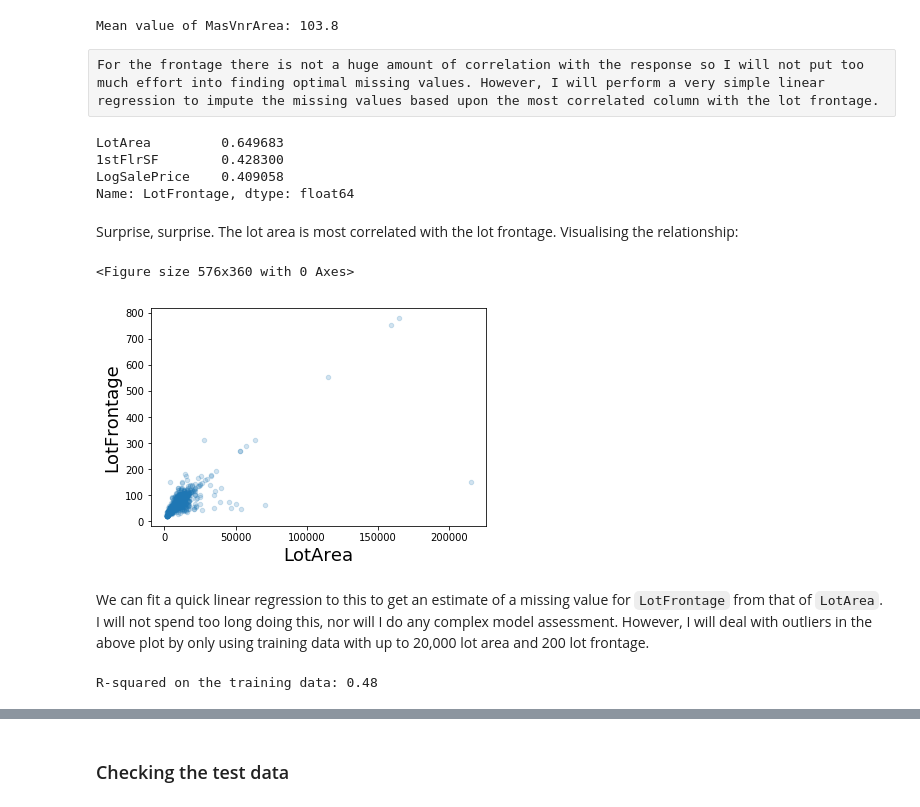
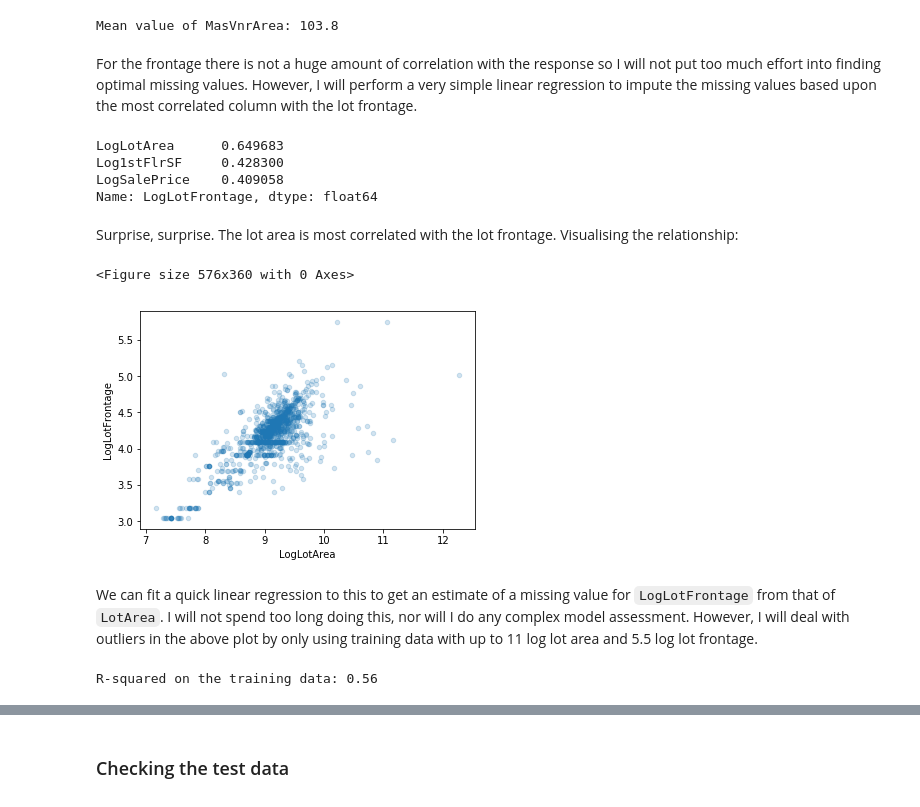
Before and after one commit to Hazzais/house_prices, a Jupyter notebook: House_price_prediction.ipynb, the cells around one changed output, grey strips where cells are left out. Drawn from its saved outputs; the diff is of its cells as text; code cells hidden in the pictures.

```diff
--- a/House_price_prediction.ipynb
+++ b/House_price_prediction.ipynb
@@ -756,6 +726,6 @@ new_numeric_cols
 # %%
 drop_numeric_cols = ['GarageArea', 'Log1stFlrSF', 'TotRmsAbvGrd']
-#initial_train.drop(columns=drop_numeric_cols, inplace=True)
+initial_train.drop(columns=drop_numeric_cols, inplace=True)
 initial_test.drop(columns=drop_numeric_cols, inplace=True)
 
 new_numeric_cols = [col for col in new_numeric_cols if col not in drop_numeric_cols]
@@ -872,14 +763 @@ Index(['YearRemodAdd', 'ScreenPorch', 'LotFrontage', 'YearBuilt',
       dtype='object')
-# %%
-fig = plt.figure(figsize=(12, 12))
-plotvars = list(set(list(continuous_vars[:8]) + ['LogSalePrice']))
-
-sns.set_context(rc={"axes.labelsize":18})
-pp = sns.pairplot(data=initial_train[plotvars].dropna(), dropna=True)
-
-for a in pp.axes.flat:
-     a.set_xticks([])
-     a.set_yticks([])
-
-
-plt.show()
@@ -889,13 +763,0 @@ plt.show()
-# %%
-fig = plt.figure(figsize=(12, 12))
-plotvars = list(set(list(continuous_vars[8:]) + ['LogSalePrice']))
-
-sns.set_context(rc={"axes.labelsize":18})
-pp = sns.pairplot(data=initial_train[plotvars].dropna(), dropna=True)
-
-for a in pp.axes.flat:
-     a.set_xticks([])
-     a.set_yticks([])
-
-
-plt.show()
@@ -907,3 +769,6 @@ Before continuing, it can be worth trying to log transform the features, particu
+# %%
+initial_train.drop(columns=['LotFrontage', 'GrLivArea', 'LotArea', '1stFlrSF'], inplace=True)
+initial_test.drop(columns=['LotFrontage', 'GrLivArea', 'LotArea', '1stFlrSF'], inplace=True)
 # %% [markdown]
 ### Dealing with missing values
 # %%
@@ -921,45 +786,45 @@ print('Mean value of MasVnrArea: {:.1f}'.format(mean_masvnrarea))
 initial_train['MasVnrArea'].fillna(mean_masvnrarea, inplace=True)
 # %% [output]
 Mean value of MasVnrArea: 103.8
-# %% [raw]
-For the frontage there is not a huge amount of correlation with the response so I will not put too much effort into finding optimal missing values. However, I will perform a very simple linear regression to impute the missing values based upon the most correlated column with the lot frontage.
+# %% [markdown]
+For the frontage there is not a huge amount of correlation with the response so I will not put too much effort into finding optimal missing values. However, I will perform a very simple linear regression to impute the missing values based upon the most correlated column with the lot frontage.
 # %%
-corr_with_lotfrontage = correlation_matrix['LotFrontage'].abs().sort_values(ascending=False)[1:]
+corr_with_lotfrontage = correlation_matrix['LogLotFrontage'].abs().sort_values(ascending=False)[1:]
 corr_with_lotfrontage.head(3)
 # %% [output]
-LotArea         0.649683
-1stFlrSF        0.428300
+LogLotArea      0.649683
+Log1stFlrSF     0.428300
 LogSalePrice    0.409058
-Name: LotFrontage, dtype: float64
+Name: LogLotFrontage, dtype: float64
 # %% [markdown]
 Surprise, surprise. The lot area is most correlated with the lot frontage. Visualising the relationship:
 # %%
 plt.figure(figsize=(8, 5))
-initial_train.plot.scatter(x='LotArea', y='LotFrontage', alpha=0.2)
+initial_train.plot.scatter(x='LogLotArea', y='LogLotFrontage', alpha=0.2)
 plt.show()
 # %% [output]
 <Figure size 576x360 with 0 Axes>
-[figure, old version]
+[figure, new version]
 # %% [markdown]
-We can fit a quick linear regression to this to get an estimate of a missing value for `LotFrontage` from that of `LotArea`. I will not spend too long doing this, nor will I do any complex model assessment. However, I will deal with outliers in the above plot by only using training data with up to 20,000 lot area and 200 lot frontage.
+We can fit a quick linear regression to this to get an estimate of a missing value for `LogLotFrontage` from that of `LotArea`. I will not spend too long doing this, nor will I do any complex model assessment. However, I will deal with outliers in the above plot by only using training data with up to 11 log lot area and 5.5 log lot frontage.
 # %%
 from sklearn.linear_model import LinearRegression
 from sklearn.metrics import r2_score
 
-use_in_lot_model = initial_train[['LotArea', 'LotFrontage']].dropna()
-use_in_lot_model_x = use_in_lot_model.loc[(use_in_lot_model['LotArea'] <= 20000) &
-                                          (use_in_lot_model['LotFrontage'] <= 200), 'LotArea'].values
-use_in_lot_model_y = use_in_lot_model.loc[(use_in_lot_model['LotArea'] <= 20000) &
-                                          (use_in_lot_model['LotFrontage'] <= 200), 'LotFrontage'].values
+use_in_lot_model = initial_train[['LogLotArea', 'LogLotFrontage']].dropna()
+use_in_lot_model_x = use_in_lot_model.loc[(use_in_lot_model['LogLotArea'] <= 11) &
+                                          (use_in_lot_model['LogLotFrontage'] <= 5.5), 'LogLotArea'].values
+use_in_lot_model_y = use_in_lot_model.loc[(use_in_lot_model['LogLotArea'] <= 11) &
+                                          (use_in_lot_model['LogLotFrontage'] <= 5.5), 'LogLotFrontage'].values
 linreg_lot = LinearRegression()
 linreg_lot.fit(use_in_lot_model_x.reshape(-1, 1), use_in_lot_model_y)
 lot_model_train_res = linreg_lot.predict(use_in_lot_model_x.reshape(-1, 1))
 
 print("R-squared on the training data: {:.2f}".format(r2_score(use_in_lot_model_y,lot_model_train_res)))
 
-initial_train['ImputedLotFrontage'] = linreg_lot.predict(initial_train['LotArea'].values.reshape(-1, 1))
+initial_train['ImputedLogLotFrontage'] = linreg_lot.predict(initial_train['LogLotArea'].values.reshape(-1, 1))
 lot_model_line = lambda x: linreg_lot.intercept_ + x * linreg_lot.coef_[0]
 # %% [output]
-R-squared on the training data: 0.48
+R-squared on the training data: 0.56
 # %%
 plt.figure(figsize=(8, 5))
```
Also changed, not shown: parts of 37 cells of this notebook, 1 other file.
